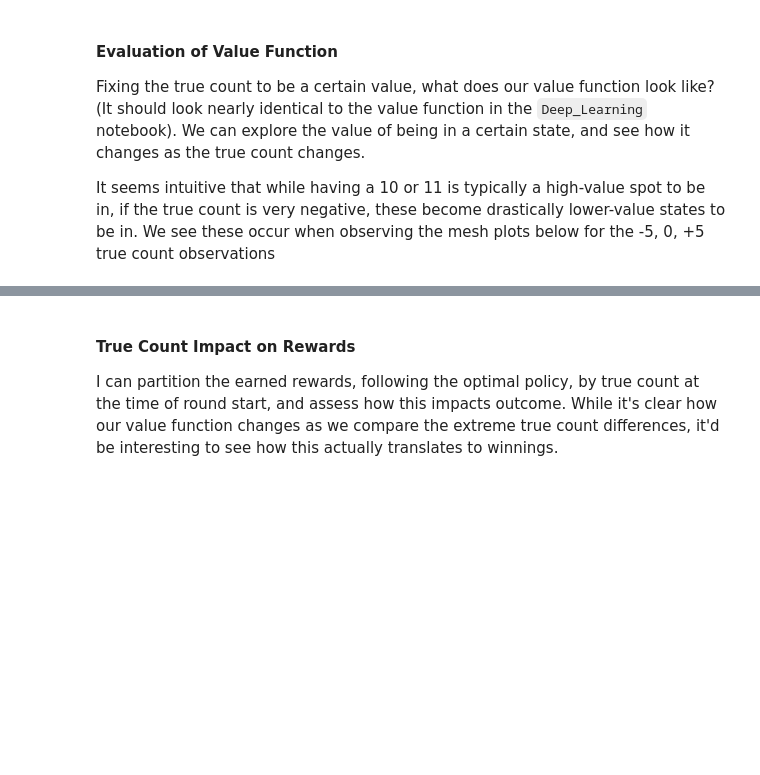
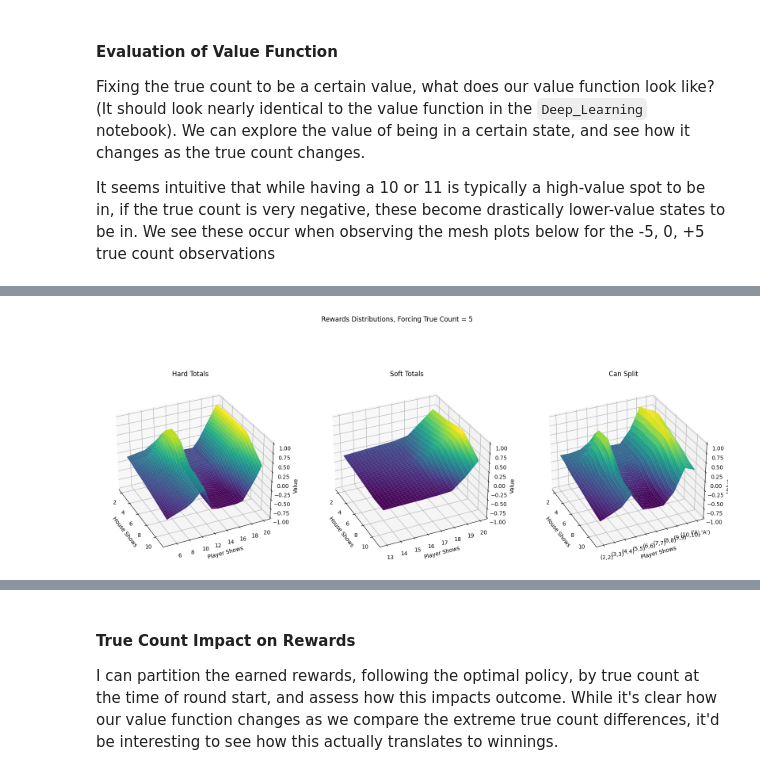
Before and after one commit to petersim1/Blackjack_RL, a Jupyter notebook: Deep_Learning_Count.ipynb, the cells around one changed output, grey strips where cells are left out. Saved outputs shown, nothing was run; the diff lists cells and outputs as text; code cells hidden in the pictures; blank space fills up the shorter version.

```diff
--- a/Deep_Learning_Count.ipynb
+++ b/Deep_Learning_Count.ipynb
@@ -460,3 +509,50 @@ plt.show()
+# %%
+fig = plt.figure(figsize=(20,8))
+
+count = 5
+
+fig.suptitle(f"Rewards Distributions, Forcing True Count = {count}")
+ax = fig.add_subplot(131, projection="3d")
+ax.set_title("Hard Totals")
+
+plot_mesh(
+    axis=ax,
+    data=all_states[count]["hard"],
+    ranges=[range(2,12),range(20,4,-1)],
+    interpolate=4,
+    ticks=None,
+    zlims=[-1, 1],
+)
+
+ax = fig.add_subplot(132, projection="3d")
+ax.set_title("Soft Totals")
+
+plot_mesh(
+    axis=ax,
+    data=all_states[count]["soft"],
+    ranges=[range(2,12),range(20,12,-1)],
+    interpolate=4,
+    ticks=None,
+    zlims=[-1, 1],
+)
+
+ax = fig.add_subplot(133, projection="3d")
+ax.set_title("Can Split")
+
+ticks = [f"({p},{p})" if p < 11 else "('A','A')" for p in range(2,12)]
+plot_mesh(
+    axis=ax,
+    data=all_states[count]["split"],
+    ranges=[range(2,12),range(11,1,-1)],
+    interpolate=4,
+    ticks=ticks,
+    zlims=[-1, 1],
+)
+
+plt.subplots_adjust(hspace=0, wspace=0.2)
+plt.show()
+# %% [output]
+[figure, added]
 # %%
 fig = plt.figure(figsize=(20,10))
 
```
Also changed, not shown: parts of 14 cells of this notebook, 3 other files.
